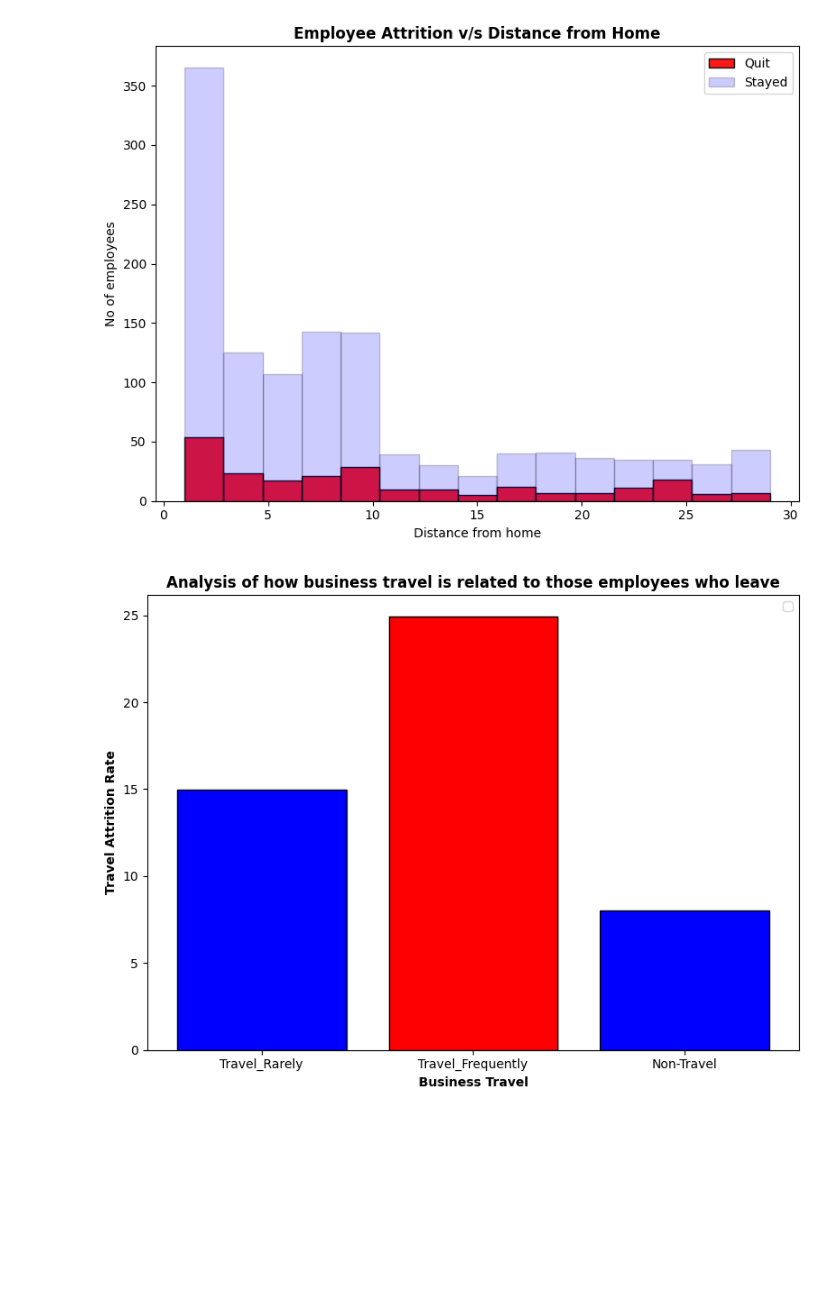
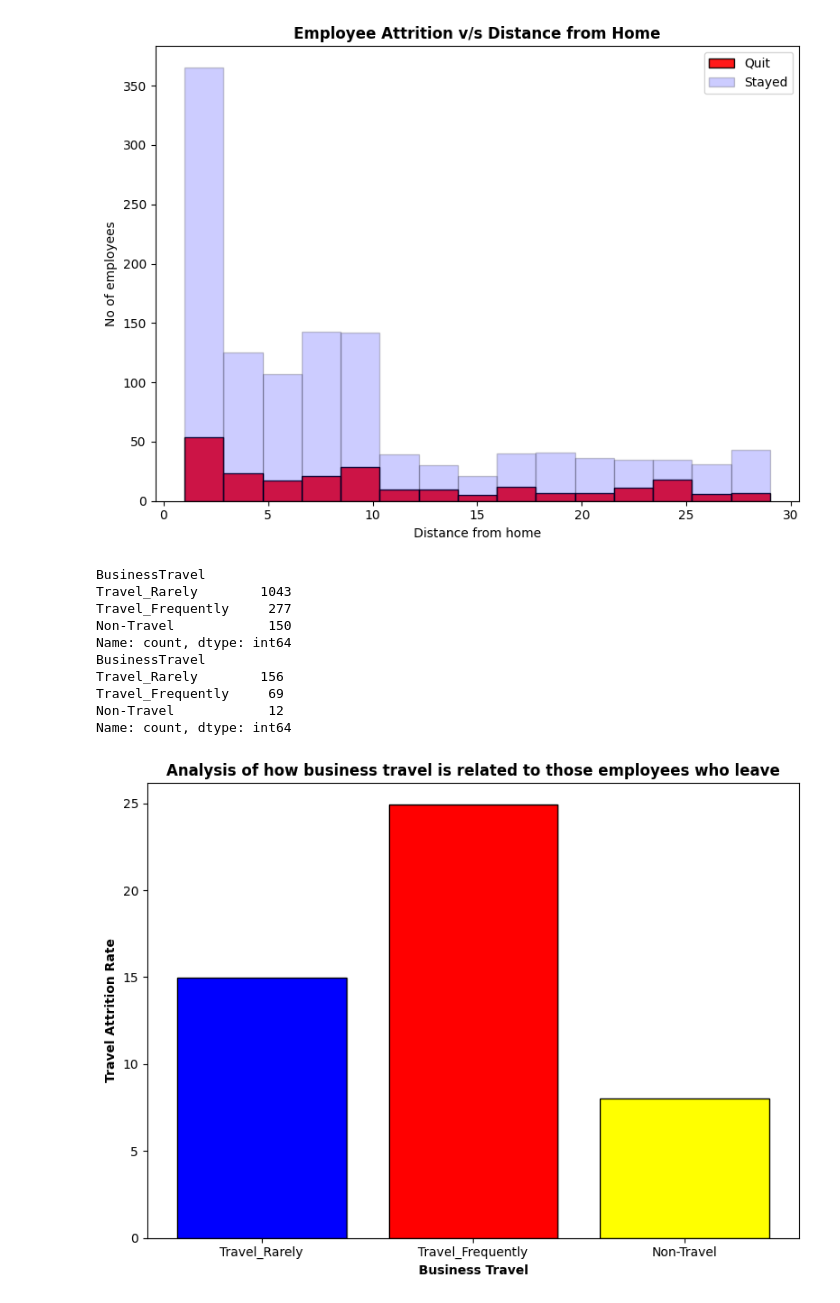
Before and after one commit to AryanGoyal17/Employee-Attrition-Analysis, a Jupyter notebook: analysis.ipynb, the cells around one changed output. Saved outputs shown, nothing was run; the diff lists cells and outputs as text; code cells hidden in the pictures; blank space fills up the shorter version.

```diff
--- a/analysis.ipynb
+++ b/analysis.ipynb
@@ -391,26 +391,37 @@ plt.show()
 # %%
 #q5-- Does more business travel lead to more employee attrition
 
 travel_all = df['BusinessTravel'].value_counts()
+print(travel_all)
 
 #Travelling data among those employees who left the company
 
 travel_left = df[df['Attrition'] == 'Yes']['BusinessTravel'].value_counts()
+print(travel_left)
 
 #Calculating the travel_attrition rate
 travel_attrition_rate = (travel_left / travel_all)*100
 
 plt.figure(figsize=(8,6))
 
-plt.bar(travel_attrition_rate.index, travel_attrition_rate.values, color= ['Blue', 'Red'], edgecolor= 'Black')
+plt.bar(travel_attrition_rate.index, travel_attrition_rate.values, color= ['Blue', 'Red', 'Yellow'], edgecolor= 'Black')
 
 plt.title('Analysis of how business travel is related to those employees who leave', fontweight= 'bold')
 plt.xlabel('Business Travel', fontweight= 'bold')
 plt.ylabel('Travel Attrition Rate', fontweight= 'bold')
 
-plt.legend()
 plt.tight_layout()
 plt.show()
 # %% [output]
+BusinessTravel
+Travel_Rarely        1043
+Travel_Frequently     277
+Non-Travel            150
+Name: count, dtype: int64
+BusinessTravel
+Travel_Rarely        156
+Travel_Frequently     69
+Non-Travel            12
+Name: count, dtype: int64
-[figure, old version]
+[figure, new version]
 # %%
```
Also changed, not shown: parts of 3 cells of this notebook.
